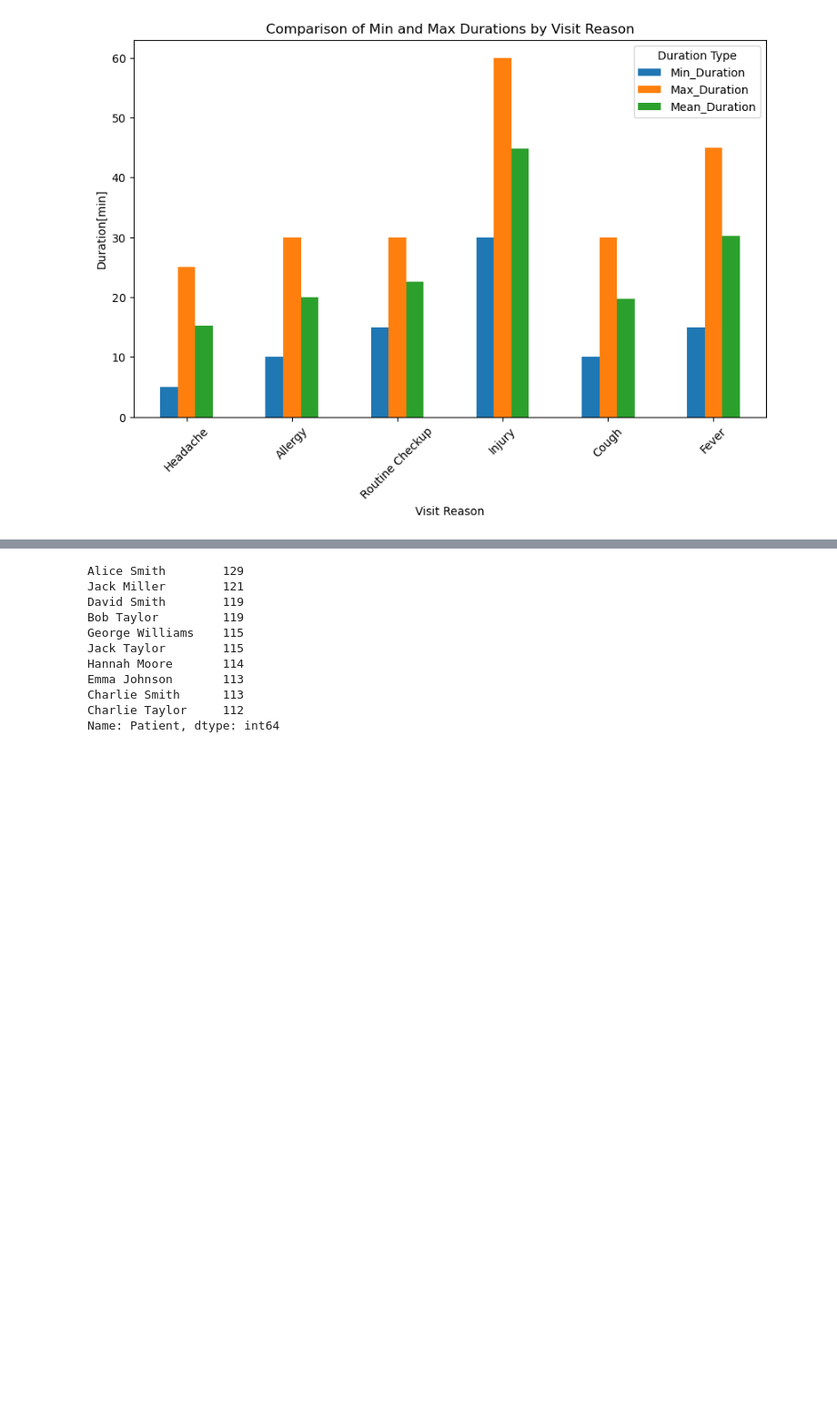
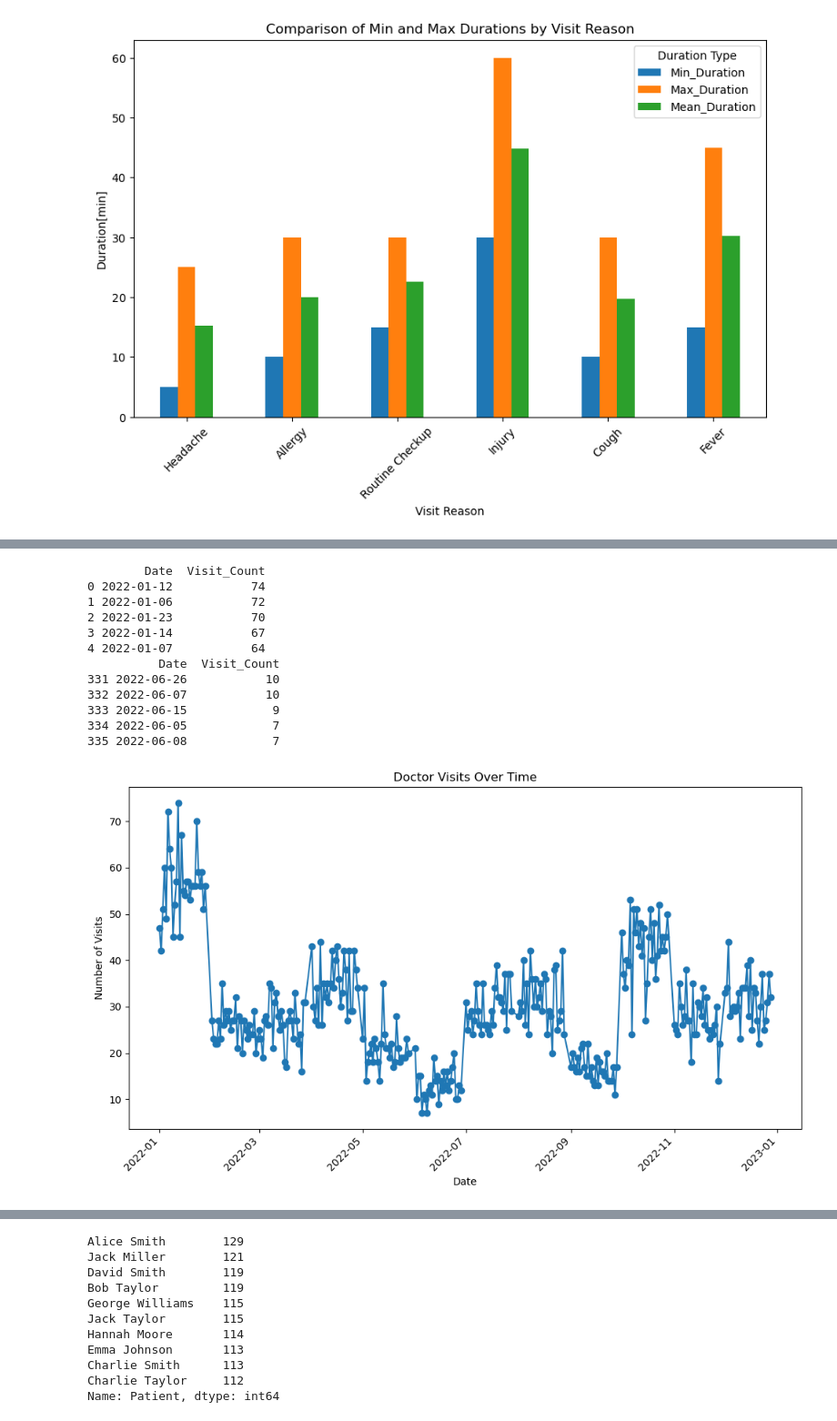
Before and after one commit to starshrimp/Pythobn_Assessment, a Jupyter notebook: data_wrangling_assignment.ipynb, the cells around one changed output, grey strips where cells are left out. Shown at 91% size. Cells and saved outputs as stored; diff of their text form; code cells hidden in the pictures; blank space fills up the shorter version.

Commit message:
added multiple line plots

```diff
--- a/data_wrangling_assignment.ipynb
+++ b/data_wrangling_assignment.ipynb
@@ -16,6 +16,8 @@ def load_data(file_name):
     try:
         data = pd.read_csv(file_name)
         logging.info(f"{file_name} has been loaded successfully.")
+        if 'Date' in data.columns:
+            data['Date'] = pd.to_datetime(data['Date'])
         return data
     except FileNotFoundError:
         print("File not found. Please check the file name and try again.")
@@ -158,0 +164,38 @@ plt.show()
+# %%
+date_visit_counts = data['Date'].value_counts().reset_index()
+date_visit_counts.columns = ['Date', 'Visit_Count']
+print(date_visit_counts.head(5))
+print(date_visit_counts.tail(5))
+
+
+data['Date'] = pd.to_datetime(data['Date'])
+
+# Group the data by the 'Date' column and count the occurrences
+date_visit_counts = data.groupby('Date').size().reset_index(name='Visit_Count')
+
+plt.figure(figsize=(10, 6))
+plt.plot(date_visit_counts['Date'], date_visit_counts['Visit_Count'], marker='o')
+
+
+plt.xlabel('Date')
+plt.ylabel('Number of Visits')
+plt.title('Doctor Visits Over Time')
+plt.xticks(rotation=45, ha='right')
+
+
+plt.tight_layout()
+plt.show()
+# %% [output]
+        Date  Visit_Count
+0 2022-01-12           74
+1 2022-01-06           72
+2 2022-01-23           70
+3 2022-01-14           67
+4 2022-01-07           64
+          Date  Visit_Count
+331 2022-06-26           10
+332 2022-06-07           10
+333 2022-06-15            9
+334 2022-06-05            7
+335 2022-06-08            7
+[figure, added]
```
Also changed, not shown: parts of 12 cells of this notebook, 2 other files.
